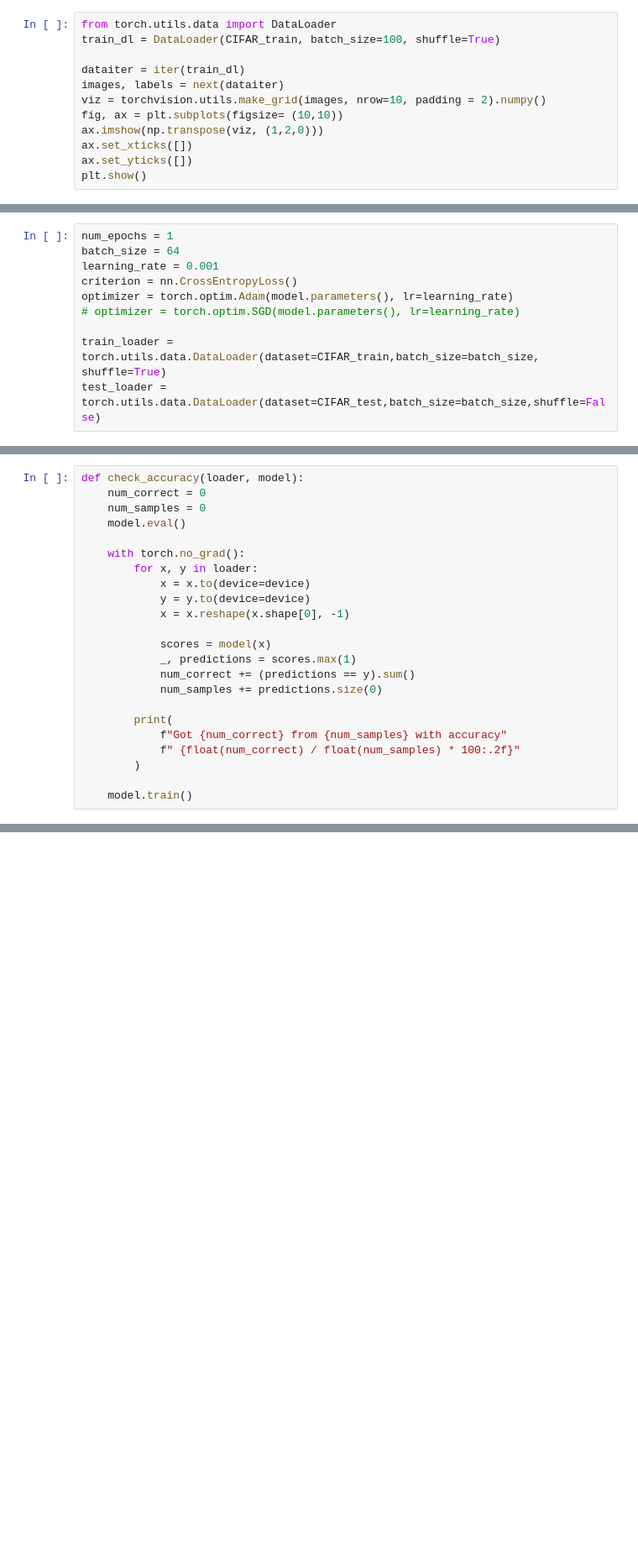
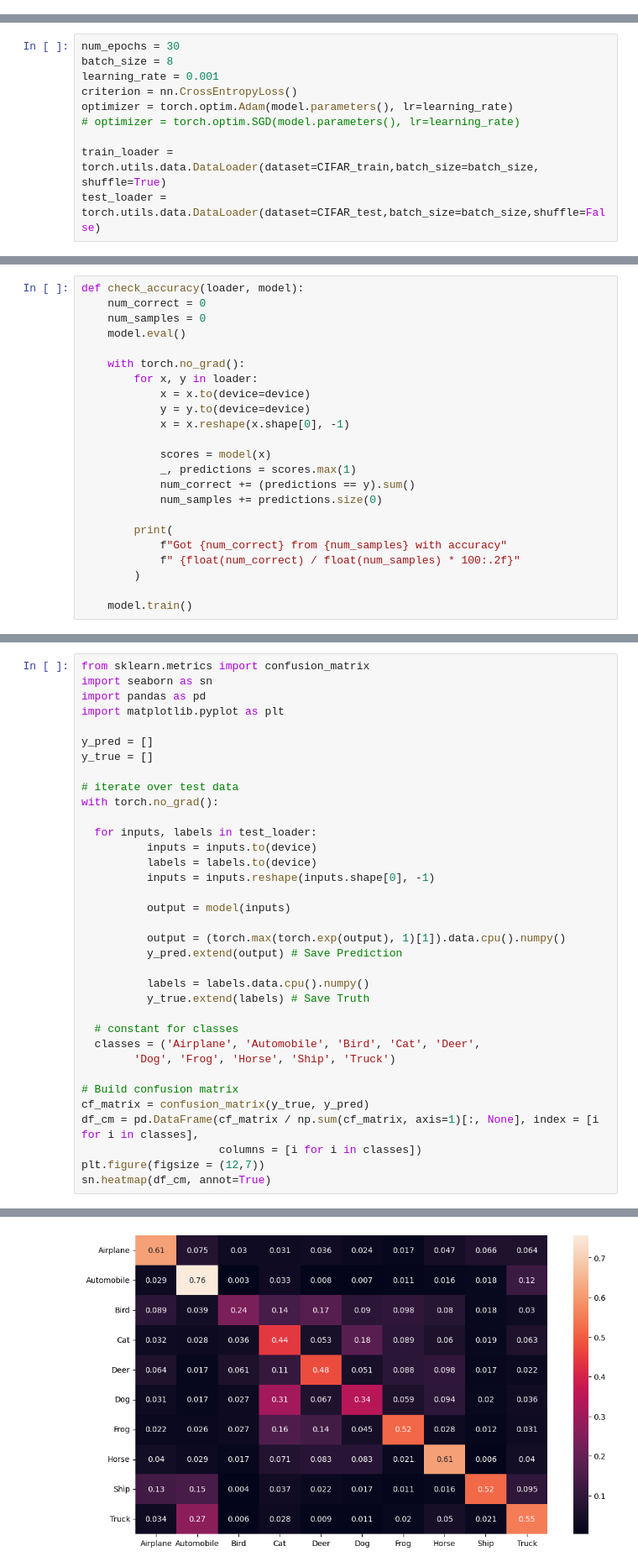
Before and after one commit to Hassan-Tamer/Intro_to_ml, a Jupyter notebook: assignment2/CIFAR10.ipynb, the cells around one changed output, grey strips where cells are left out. Shown: that part at 84% size. Cells and saved outputs as stored; diff of their text form; blank space fills up the shorter version.

```diff
--- a/assignment2/CIFAR10.ipynb
+++ b/assignment2/CIFAR10.ipynb
@@ -75,12 +43,0 @@ Label:  2
-# %%
-from torch.utils.data import DataLoader
-train_dl = DataLoader(CIFAR_train, batch_size=100, shuffle=True)
-
-dataiter = iter(train_dl)
-images, labels = next(dataiter)
-viz = torchvision.utils.make_grid(images, nrow=10, padding = 2).numpy()
-fig, ax = plt.subplots(figsize= (10,10))
-ax.imshow(np.transpose(viz, (1,2,0)))
-ax.set_xticks([])
-ax.set_yticks([])
-plt.show()
@@ -127,8 +82,8 @@ The final model:NN_model(
   (fc4): Linear(in_features=512, out_features=10, bias=True)
 )
 # %%
-num_epochs = 1
-batch_size = 64
+num_epochs = 30
+batch_size = 8
 learning_rate = 0.001
 criterion = nn.CrossEntropyLoss()
 optimizer = torch.optim.Adam(model.parameters(), lr=learning_rate)
@@ -192,0 +158,36 @@ Got 3575 from 10000 with accuracy 35.75
+# %%
+from sklearn.metrics import confusion_matrix
+import seaborn as sn
+import pandas as pd
+import matplotlib.pyplot as plt
+
+y_pred = []
+y_true = []
+
+# iterate over test data
+with torch.no_grad():
+
+  for inputs, labels in test_loader:
+          inputs = inputs.to(device)
+          labels = labels.to(device)
+          inputs = inputs.reshape(inputs.shape[0], -1)
+
+          output = model(inputs)
+
+          output = (torch.max(torch.exp(output), 1)[1]).data.cpu().numpy()
+          y_pred.extend(output) # Save Prediction
+
+          labels = labels.data.cpu().numpy()
+          y_true.extend(labels) # Save Truth
+
+  # constant for classes
+  classes = ('Airplane', 'Automobile', 'Bird', 'Cat', 'Deer',
+        'Dog', 'Frog', 'Horse', 'Ship', 'Truck')
+
+# Build confusion matrix
+cf_matrix = confusion_matrix(y_true, y_pred)
+df_cm = pd.DataFrame(cf_matrix / np.sum(cf_matrix, axis=1)[:, None], index = [i for i in classes],
+                     columns = [i for i in classes])
+plt.figure(figsize = (12,7))
+sn.heatmap(df_cm, annot=True)
+# %% [output]
@@ -192,0 +195 @@ Got 3575 from 10000 with accuracy 35.75
+[figure, added]
```
Also changed, not shown: parts of 8 cells of this notebook, 3 other files.
